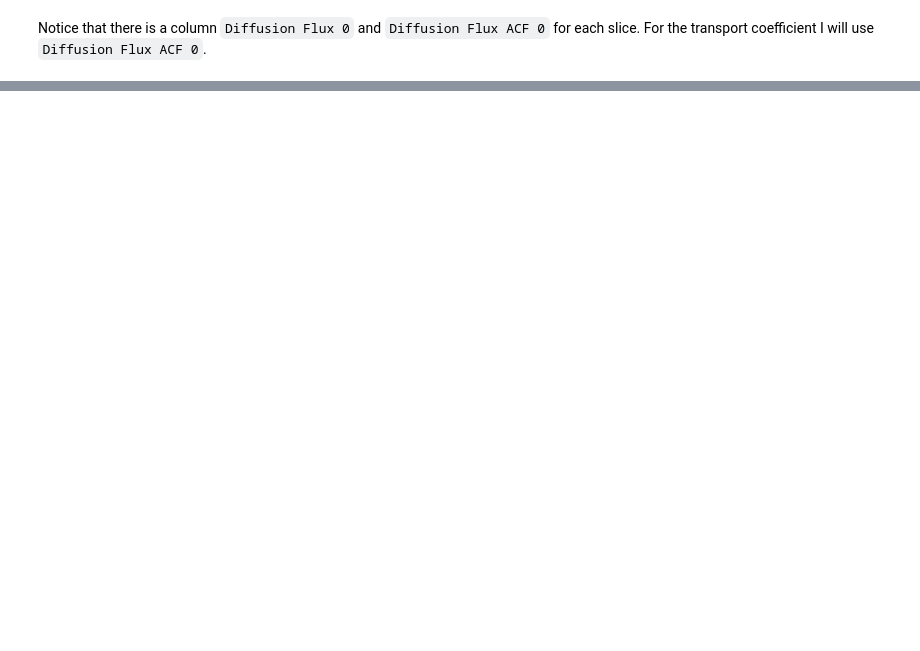
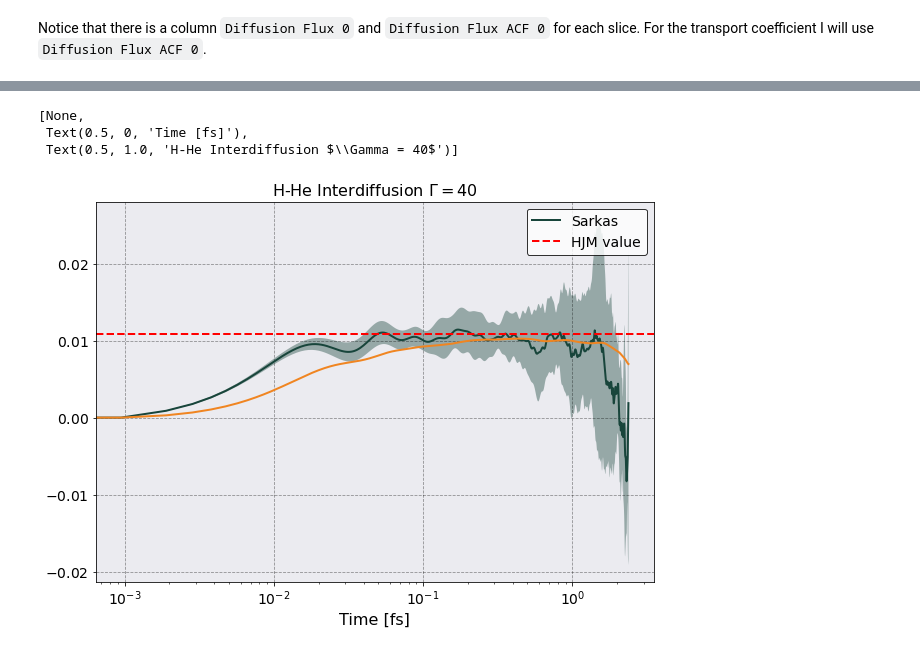
Before and after one commit to murillo-group/sarkas, a Jupyter notebook: docs/examples/BIM/H-He_Mixture.ipynb, the cells around one changed output, grey strips where cells are left out. Cells and saved outputs as stored; diff of their text form; code cells hidden in the pictures; blank space fills up the shorter version.

Commit message:
Updated Interdiffusion notebook.

```diff
--- a/docs/examples/BIM/H-He_Mixture.ipynb
+++ b/docs/examples/BIM/H-He_Mixture.ipynb
@@ -317,0 +386,24 @@ NameError: name 'sk_array' is not defined
+# %%
+fig, ax = plt.subplots(1,1)
+ax.plot(
+    interdiffusion["Time"]*1e15,
+    interdiffusion[("Inter Diffusion Flux 0","Mean")] * norm ,
+    label = 'Sarkas')
+ax.plot(
+    interdiffusion["Time"]*1e15,
+    norm * interdiffusion[("Inter Diffusion Flux 0","Mean")].expanding().mean())
+
+ax.fill_between(
+    interdiffusion["Time"].iloc[:,0]*1e15, # I don't understand why I need iloc here but not above
+    (interdiffusion[("Inter Diffusion Flux 0","Mean")] - interdiffusion[("Inter Diffusion Flux 0","Std")])*norm,
+    (interdiffusion[("Inter Diffusion Flux 0","Mean")] + interdiffusion[("Inter Diffusion Flux 0","Std")])*norm,
+    alpha = 0.4)
+
+ax.axhline(0.0109, color = 'r', ls = '--', label='HJM value')
+ax.legend()
+ax.set(xscale = 'log', xlabel = 'Time [fs]', title = r'H-He Interdiffusion $\Gamma = 40$')
+# %% [output]
+[None,
+ Text(0.5, 0, 'Time [fs]'),
+ Text(0.5, 1.0, 'H-He Interdiffusion $\\Gamma = 40$')]
+[figure, added]
```
Also changed, not shown: parts of 28 cells of this notebook, 2 other files.
